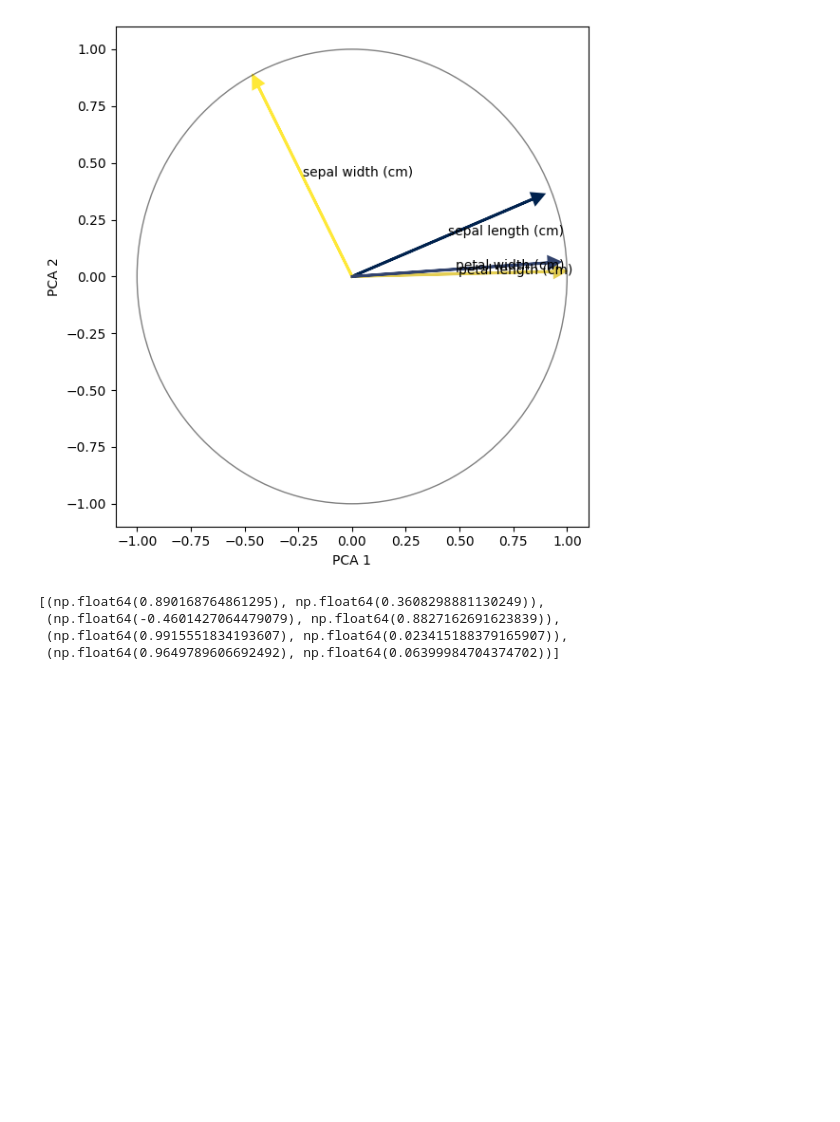
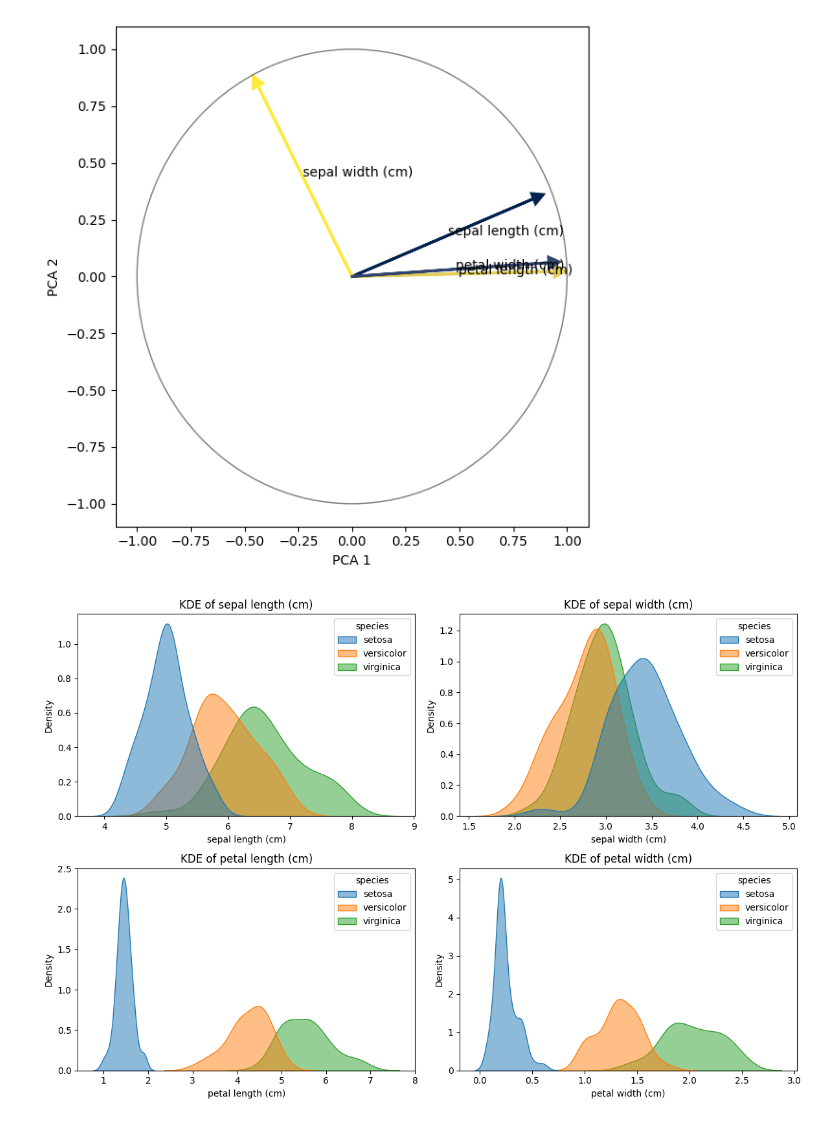
Before and after one commit to Versus-91/mlfit, a Jupyter notebook: frontend/test.ipynb, the cells around one changed output. Cells and saved outputs as stored; diff of their text form; code cells hidden in the pictures; blank space fills up the shorter version.

```diff
--- a/frontend/test.ipynb
+++ b/frontend/test.ipynb
@@ -512,10 +512,28 @@ petal length (cm)
 petal width (cm)
 (np.float64(0.9649789606692492), np.float64(0.06399984704374702))
 [figure]
-# %%
-ccircle
-# %% [output]
-[(np.float64(0.890168764861295), np.float64(0.3608298881130249)),
- (np.float64(-0.4601427064479079), np.float64(0.8827162691623839)),
- (np.float64(0.9915551834193607), np.float64(0.023415188379165907)),
- (np.float64(0.9649789606692492), np.float64(0.06399984704374702))]
+# %%
+import seaborn as sns
+import matplotlib.pyplot as plt
+import pandas as pd
+from sklearn.datasets import load_iris
+
+# Load Iris dataset
+iris = load_iris()
+df = pd.DataFrame(iris.data, columns=iris.feature_names)
+df['species'] = iris.target
+
+# Convert numerical target to actual species names
+df['species'] = df['species'].apply(lambda x: iris.target_names[x])
+
+# Plot KDEs for each feature
+plt.figure(figsize=(12, 8))
+for i, column in enumerate(iris.feature_names):
+    plt.subplot(2, 2, i + 1)
+    sns.kdeplot(data=df, x=column, hue='species', fill=True, common_norm=False, alpha=0.5)
+    plt.title(f'KDE of {column}')
+
+plt.tight_layout()
+plt.show()
+# %% [output]
+[figure, added]
```
Also changed, not shown: 3 other files.
